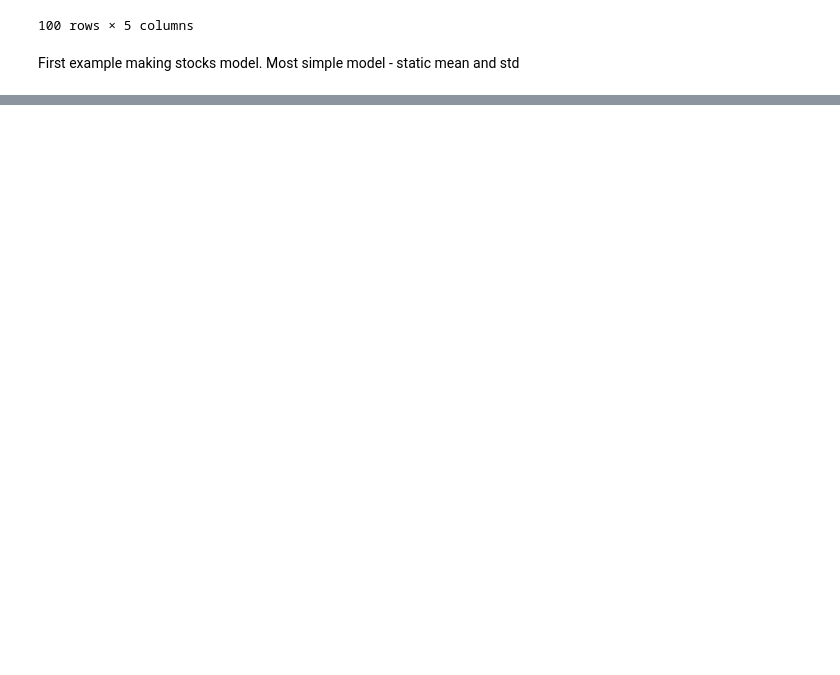
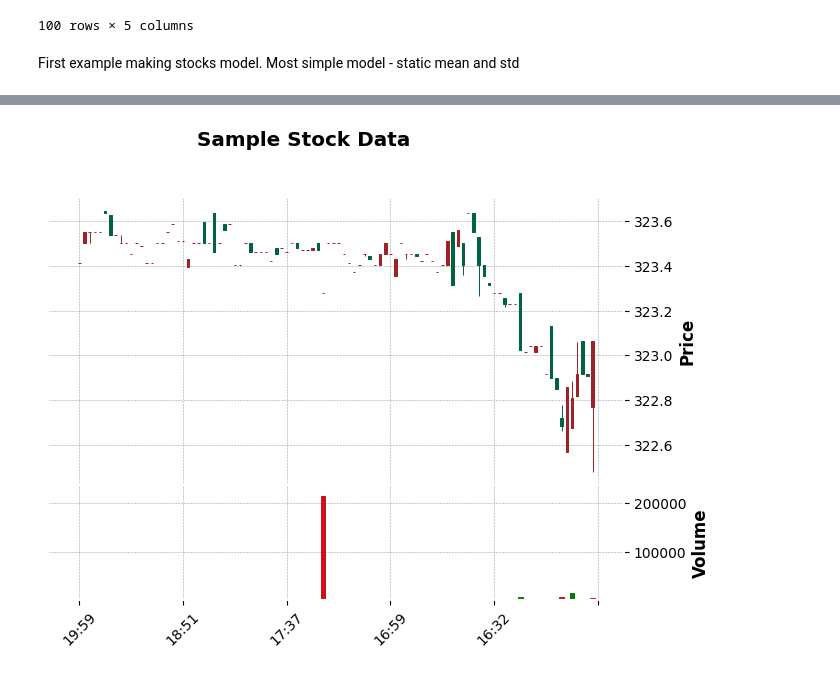
Before and after one commit to LeonidU/ItoEquationSolve, a Jupyter notebook: test_equation_solve.ipynb, the cells around one changed output, grey strips where cells are left out. Saved outputs shown, nothing was run; the diff lists cells and outputs as text; code cells hidden in the pictures; blank space fills up the shorter version.

```diff
--- a/test_equation_solve.ipynb
+++ b/test_equation_solve.ipynb
@@ -91,0 +99,4 @@ ValueError: operands could not be broadcast together with shapes (100000,) (100,
+# %%
+make_cangle_plot(df_nd)
+# %% [output]
+[figure, added]
```
Also changed, not shown: parts of 12 cells of this notebook.
